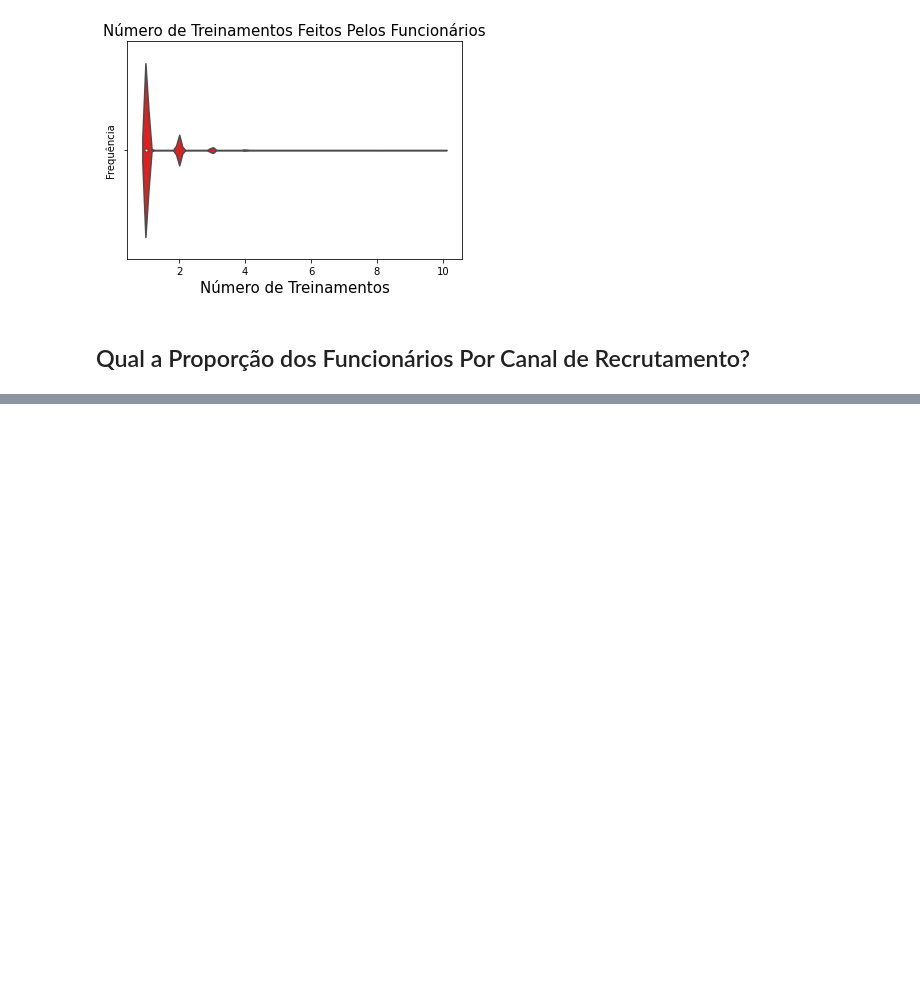
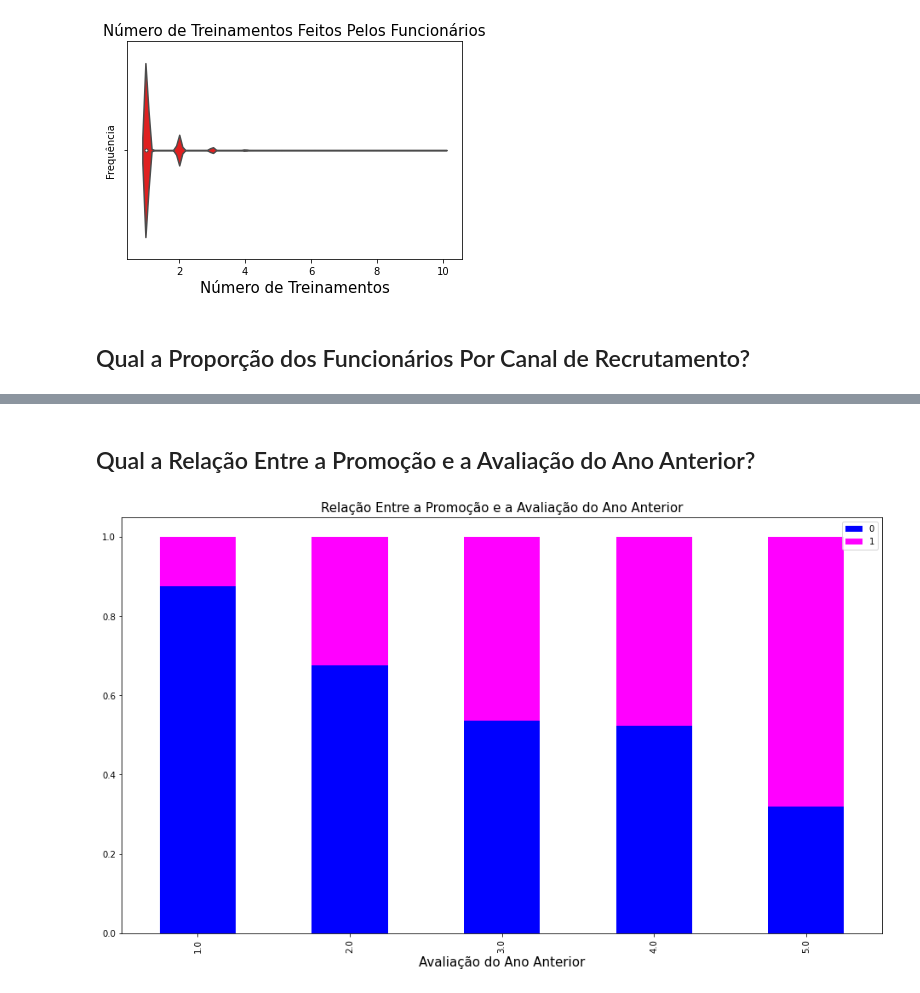
Before and after one commit to Antar4s/EDA, a Jupyter notebook: notebook/02_dadosRH.ipynb, the cells around one changed output, grey strips where cells are left out. Drawn from its saved outputs; the diff is of its cells as text; code cells hidden in the pictures; blank space fills up the shorter version.

```diff
--- a/notebook/02_dadosRH.ipynb
+++ b/notebook/02_dadosRH.ipynb
@@ -214,0 +234,11 @@ plt.show()
+# %% [markdown]
+## Qual a Relação Entre a Promoção e a Avaliação do Ano Anterior?
+# %%
+data = pd.crosstab(dadosRH_balanceados['aval_ano_anterior'], dadosRH_balanceados['promovido'])
+data.div(data.sum(1).astype(float), axis = 0).plot(kind="bar", stacked = True, figsize = (16,9), color = ['blue','magenta'])
+plt.title('Relação Entre a Promoção e a Avaliação do Ano Anterior', fontsize = 15)
+plt.xlabel('Avaliação do Ano Anterior', fontsize = 15)
+plt.legend()
+plt.show()
+# %% [output]
+[figure, added]
```
Also changed, not shown: parts of 2 cells of this notebook.
